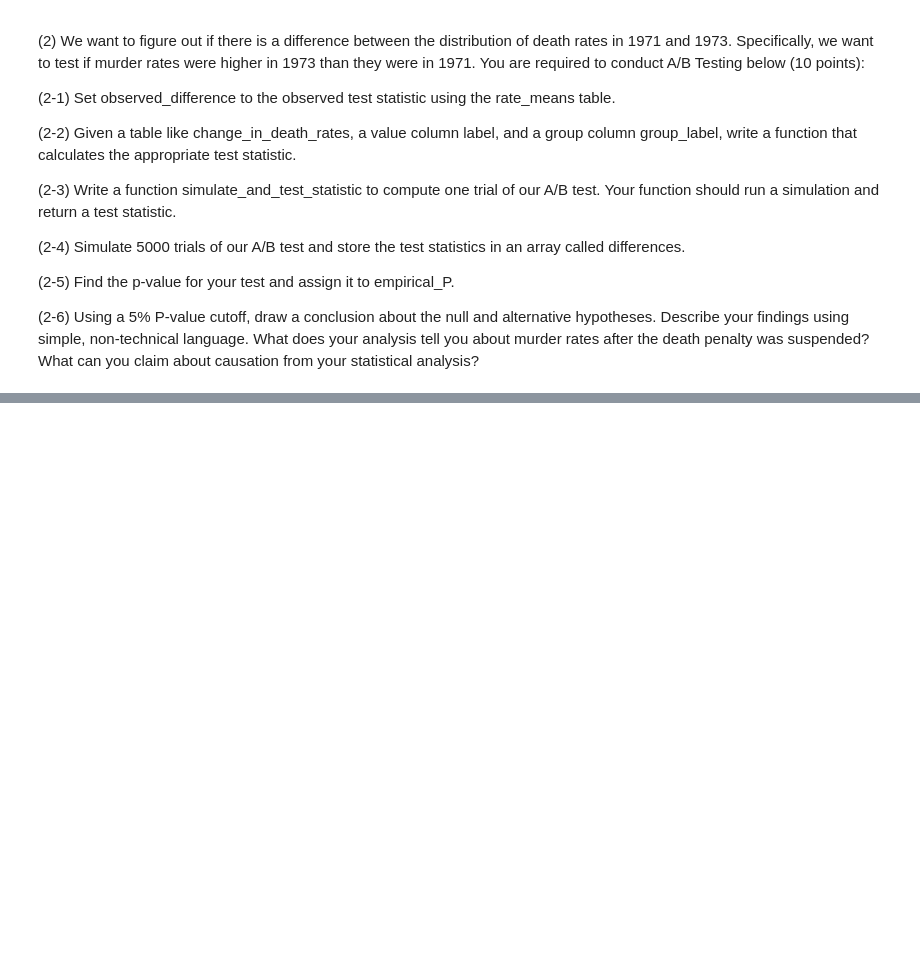
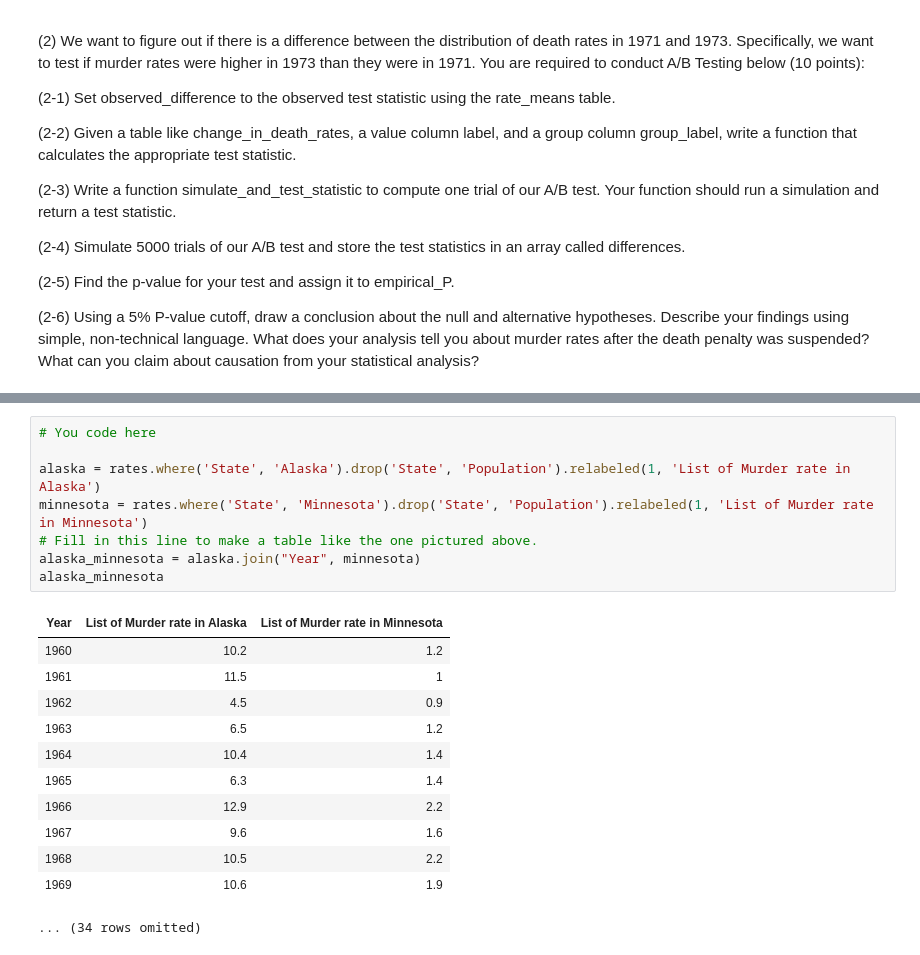
Before and after one commit to Aranagut/Tejaswini_INFO5502_Spring2022, a Jupyter notebook: lab_assignment_09.ipynb, the cells around one changed output, grey strips where cells are left out. Cells and saved outputs as stored; diff of their text form; blank space fills up the shorter version.

```diff
--- a/lab_assignment_09.ipynb
+++ b/lab_assignment_09.ipynb
@@ -316,0 +358,21 @@ df1
+# %%
+# You code here
+
+alaska = rates.where('State', 'Alaska').drop('State', 'Population').relabeled(1, 'List of Murder rate in Alaska')
+minnesota = rates.where('State', 'Minnesota').drop('State', 'Population').relabeled(1, 'List of Murder rate in Minnesota')
+# Fill in this line to make a table like the one pictured above.
+alaska_minnesota = alaska.join("Year", minnesota)
+alaska_minnesota
+# %% [output]
+| Year | List of Murder rate in Alaska | List of Murder rate in Minnesota |
+| 1960 | 10.2 | 1.2 |
+| 1961 | 11.5 | 1 |
+| 1962 | 4.5 | 0.9 |
+| 1963 | 6.5 | 1.2 |
+| 1964 | 10.4 | 1.4 |
+| 1965 | 6.3 | 1.4 |
+| 1966 | 12.9 | 2.2 |
+| 1967 | 9.6 | 1.6 |
+| 1968 | 10.5 | 2.2 |
+| 1969 | 10.6 | 1.9 |
+... (34 rows omitted)
```
Also changed, not shown: parts of 15 cells of this notebook.
